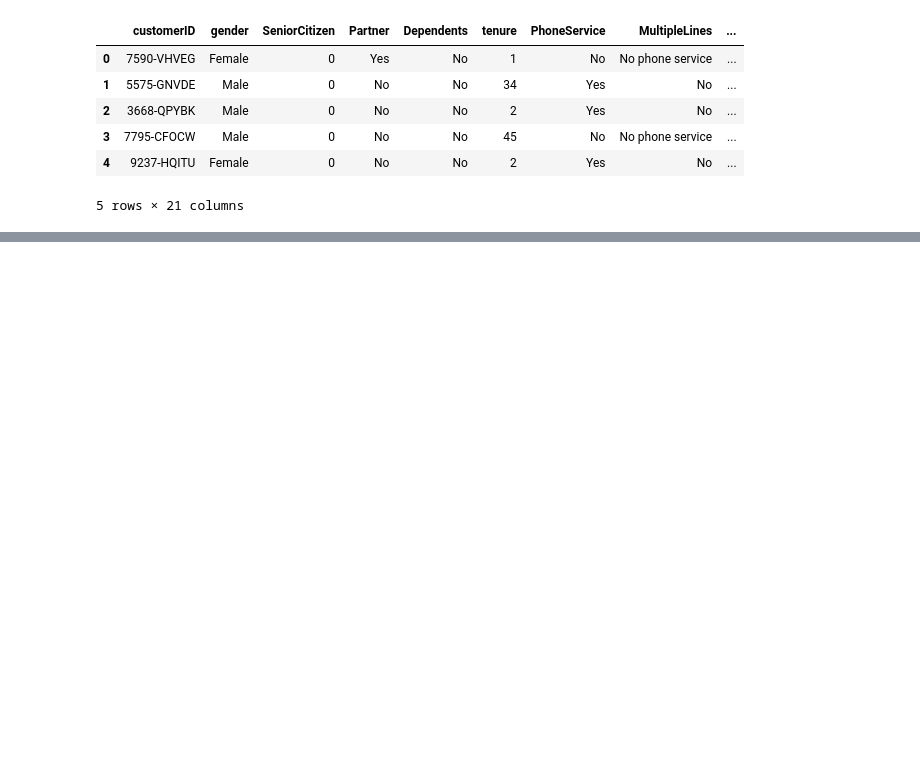
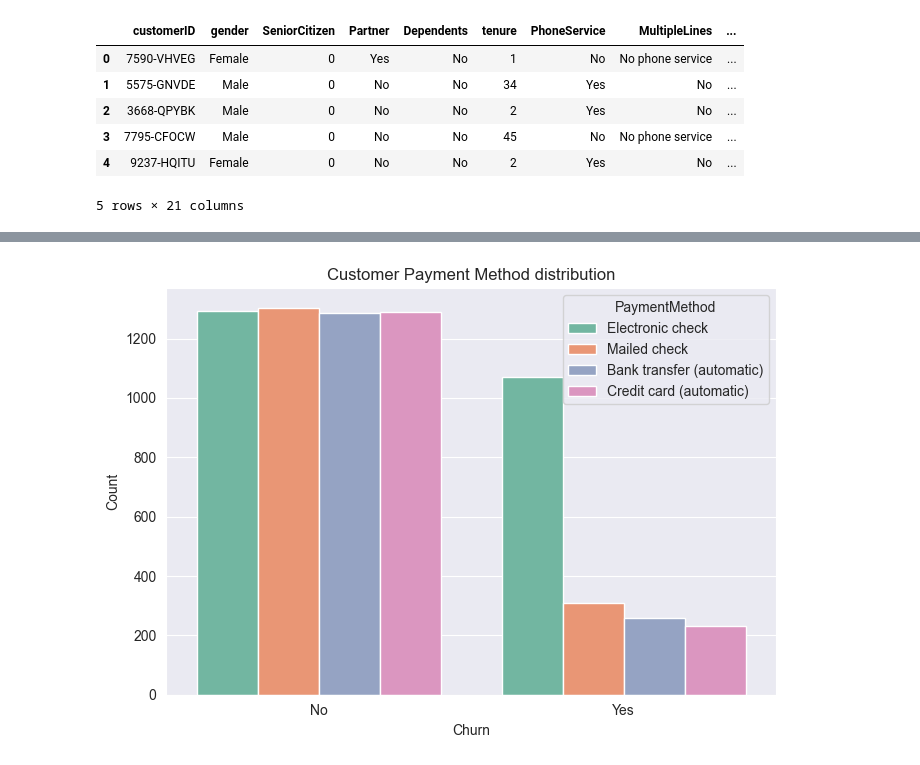
Before and after one commit to chiefzhantr/Customer-Churn-Prediction, a Jupyter notebook: model.ipynb, the cells around one changed output, grey strips where cells are left out. Drawn from its saved outputs; the diff is of its cells as text; code cells hidden in the pictures; blank space fills up the shorter version.

```diff
--- a/model.ipynb
+++ b/model.ipynb
@@ -21,0 +126,10 @@ df.head()
+# %%
+plt.figure(figsize=(7, 5))
+sns.countplot(data=df, x="Churn", hue="PaymentMethod")
+plt.title("Customer Payment Method distribution")
+plt.xlabel("Churn")
+plt.ylabel("Count")
+plt.tight_layout()
+plt.show()
+# %% [output]
+[figure, added]
```
Also changed, not shown: parts of 34 cells of this notebook.
